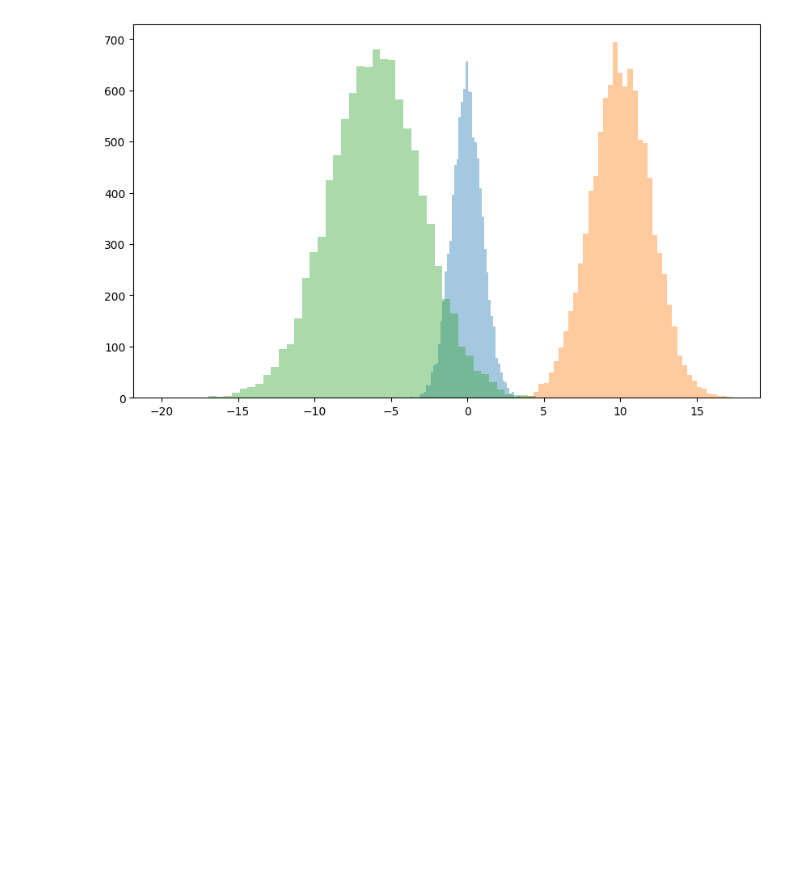
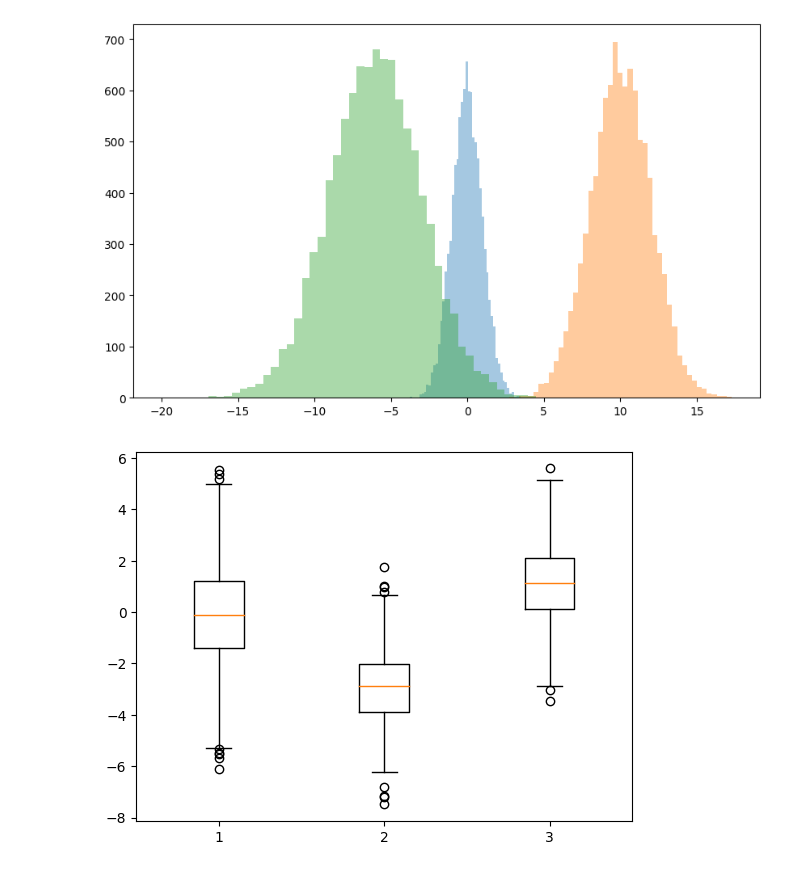
Before and after one commit to ohsang14/school_python, a Jupyter notebook: 10월_22일.ipynb, the cells around one changed output. Cells and saved outputs as stored; diff of their text form; code cells hidden in the pictures; blank space fills up the shorter version.

```diff
--- a/10월_22일.ipynb
+++ b/10월_22일.ipynb
@@ -98,3 +98,15 @@ plt.hist(Gauss2,bins=50,alpha=0.4)
 plt.show()
 # %% [output]
 [figure]
+# %%
+np.random.seed(0)
+
+data_a = np.random.normal(0,2.0,1000)
+data_b = np.random.normal(-3.0,1.5,500)
+data_c = np.random.normal(1.2,1.5,1500)
+
+plt.boxplot([data_a,data_b,data_c])
+
+plt.show()
+# %% [output]
+[figure, added]
```
Also changed, not shown: parts of 3 cells of this notebook.
